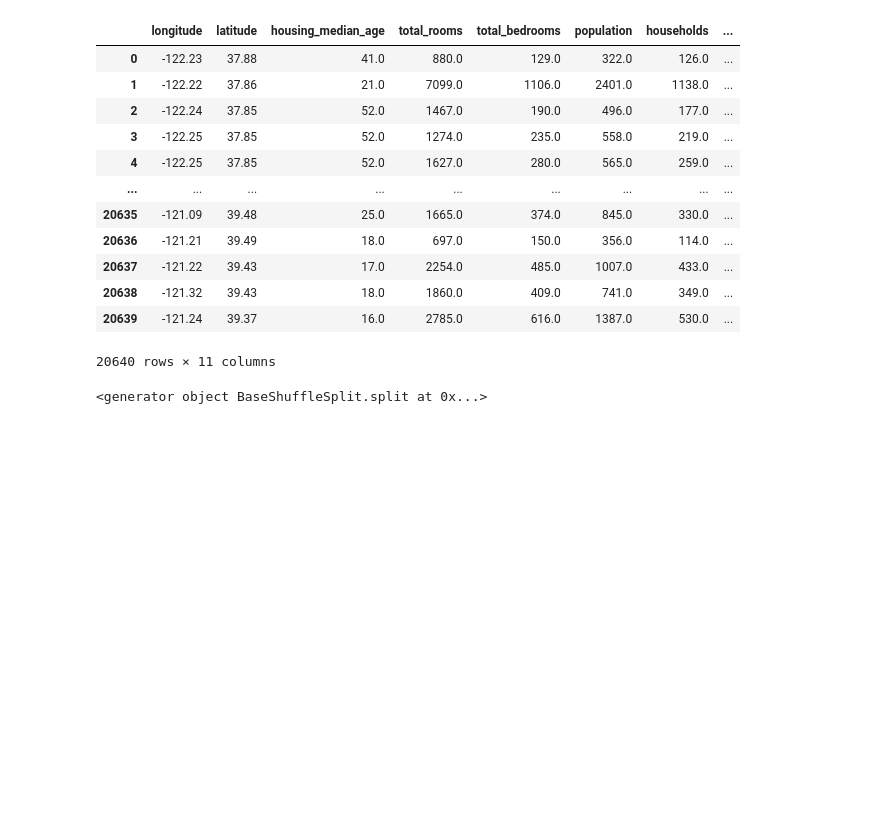
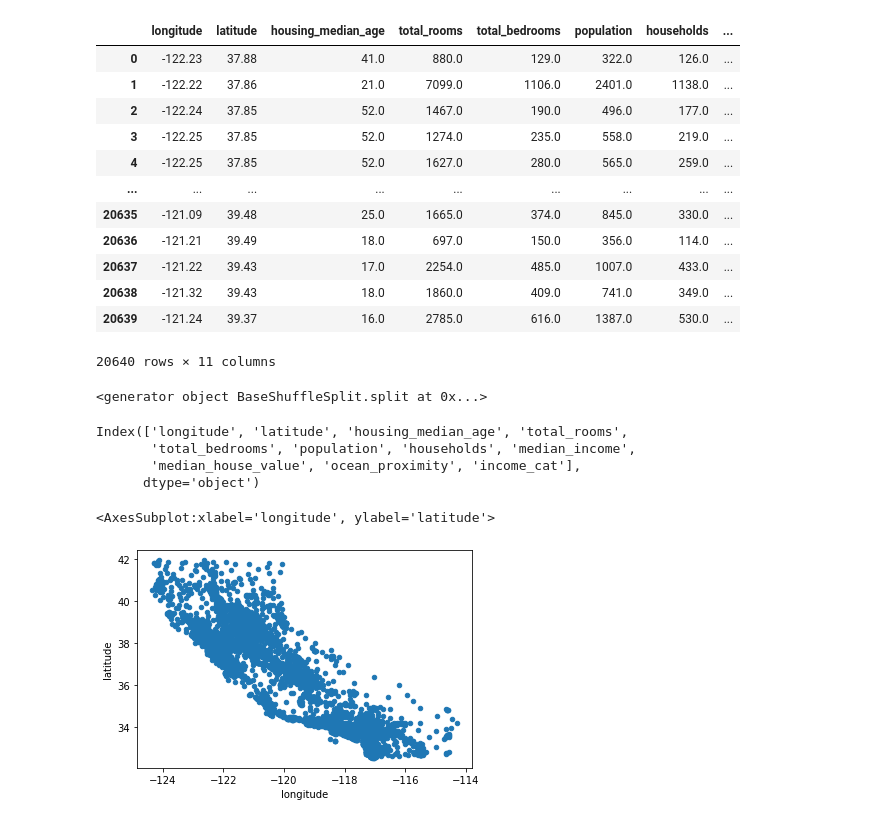
Before and after one commit to sandeepkavadi/linux, a Jupyter notebook: ALRM/ch2.ipynb, the cells around one changed output. Saved outputs shown, nothing was run; the diff lists cells and outputs as text; code cells hidden in the pictures; blank space fills up the shorter version.

```diff
--- a/ALRM/ch2.ipynb
+++ b/ALRM/ch2.ipynb
@@ -234 +239,13 @@ for set_ in (train_set, test_set):
     set_.drop('income_cat', axis=1, inplace=True)
+# %%
+df.columns
+# %% [output]
+Index(['longitude', 'latitude', 'housing_median_age', 'total_rooms',
+       'total_bedrooms', 'population', 'households', 'median_income',
+       'median_house_value', 'ocean_proximity', 'income_cat'],
+      dtype='object')
+# %%
+df.plot(kind='scatter', x='longitude', y='latitude')
+# %% [output]
+<AxesSubplot:xlabel='longitude', ylabel='latitude'>
+[figure, added]
```
Also changed, not shown: parts of 69 cells of this notebook.
